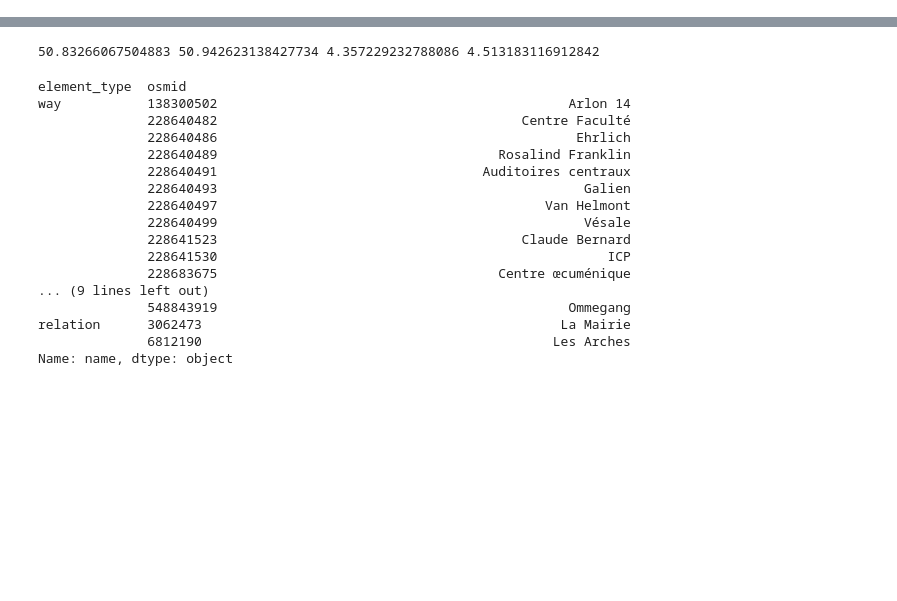
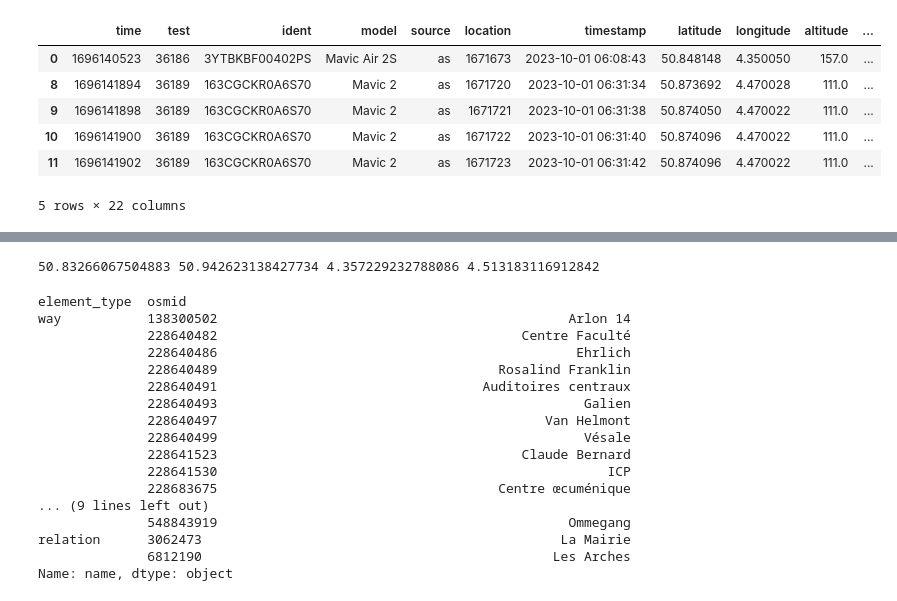
Before and after one commit to pablogasco1/ACUTE, a Jupyter notebook: notebooks/acute_v5.ipynb, the cells around one changed output, grey strips where cells are left out. Saved outputs shown, nothing was run; the diff lists cells and outputs as text; code cells hidden in the pictures; blank space fills up the shorter version.

```diff
--- a/notebooks/acute_v5.ipynb
+++ b/notebooks/acute_v5.ipynb
@@ -48,5 +48,16 @@ def calculate_distance(df):
     distance = np.sqrt(distance_sphere**2 + delev**2)
 
     return distance
+# %%
+df.rename(columns={"journey":"test"}, inplace=True)
+df.head()
+# %% [output]
+|  | time | test | ident | model | source | location | timestamp | latitude | longitude | altitude | ... |
+| 0 | 1696140523 | 36186 | 3YTBKBF00402PS | Mavic Air 2S | as | 1671673 | 2023-10-01 06:08:43 | 50.848148 | 4.350050 | 157.0 | ... |
+| 8 | 1696141894 | 36189 | 163CGCKR0A6S70 | Mavic 2 | as | 1671720 | 2023-10-01 06:31:34 | 50.873692 | 4.470028 | 111.0 | ... |
+| 9 | 1696141898 | 36189 | 163CGCKR0A6S70 | Mavic 2 | as | 1671721 | 2023-10-01 06:31:38 | 50.874050 | 4.470022 | 111.0 | ... |
+| 10 | 1696141900 | 36189 | 163CGCKR0A6S70 | Mavic 2 | as | 1671722 | 2023-10-01 06:31:40 | 50.874096 | 4.470022 | 111.0 | ... |
+| 11 | 1696141902 | 36189 | 163CGCKR0A6S70 | Mavic 2 | as | 1671723 | 2023-10-01 06:31:42 | 50.874096 | 4.470022 | 111.0 | ... |
+5 rows × 22 columns
 # %%
 # Load the dataframe outside the function
```
Also changed, not shown: parts of 2 cells of this notebook.
